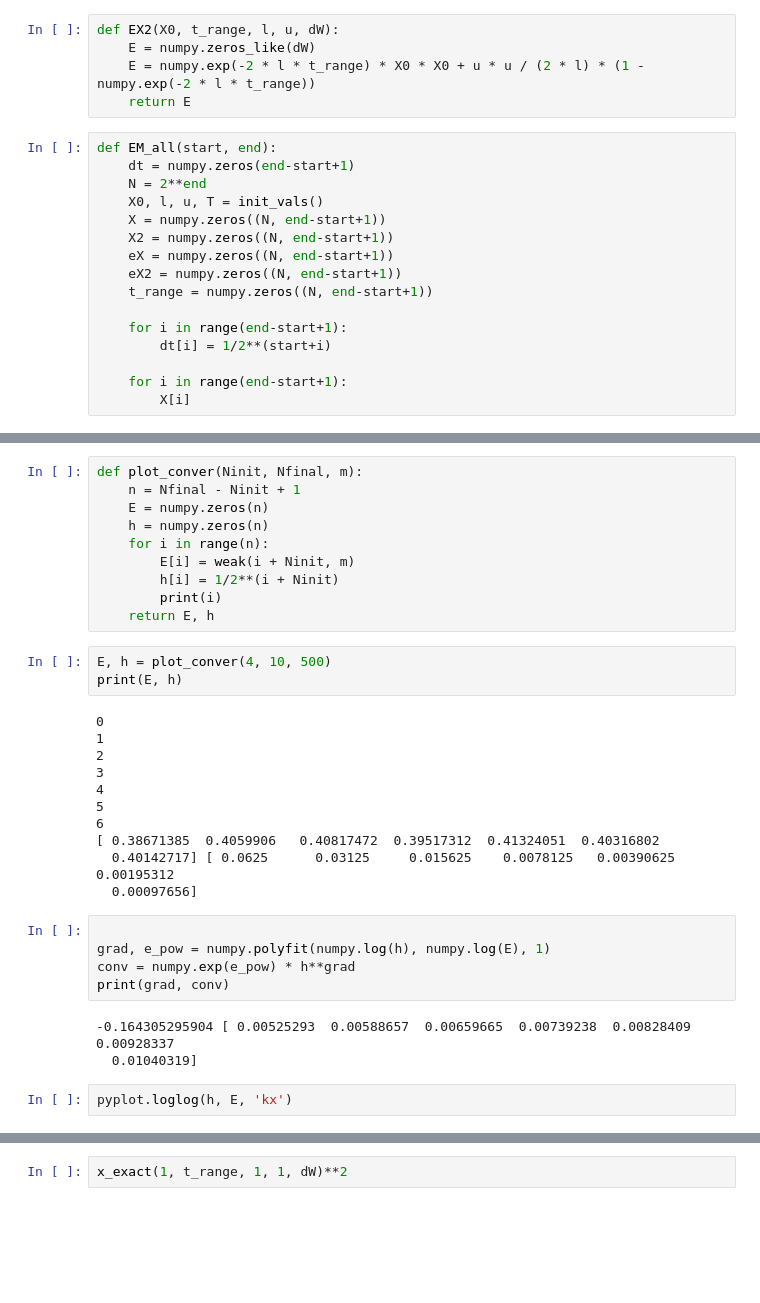
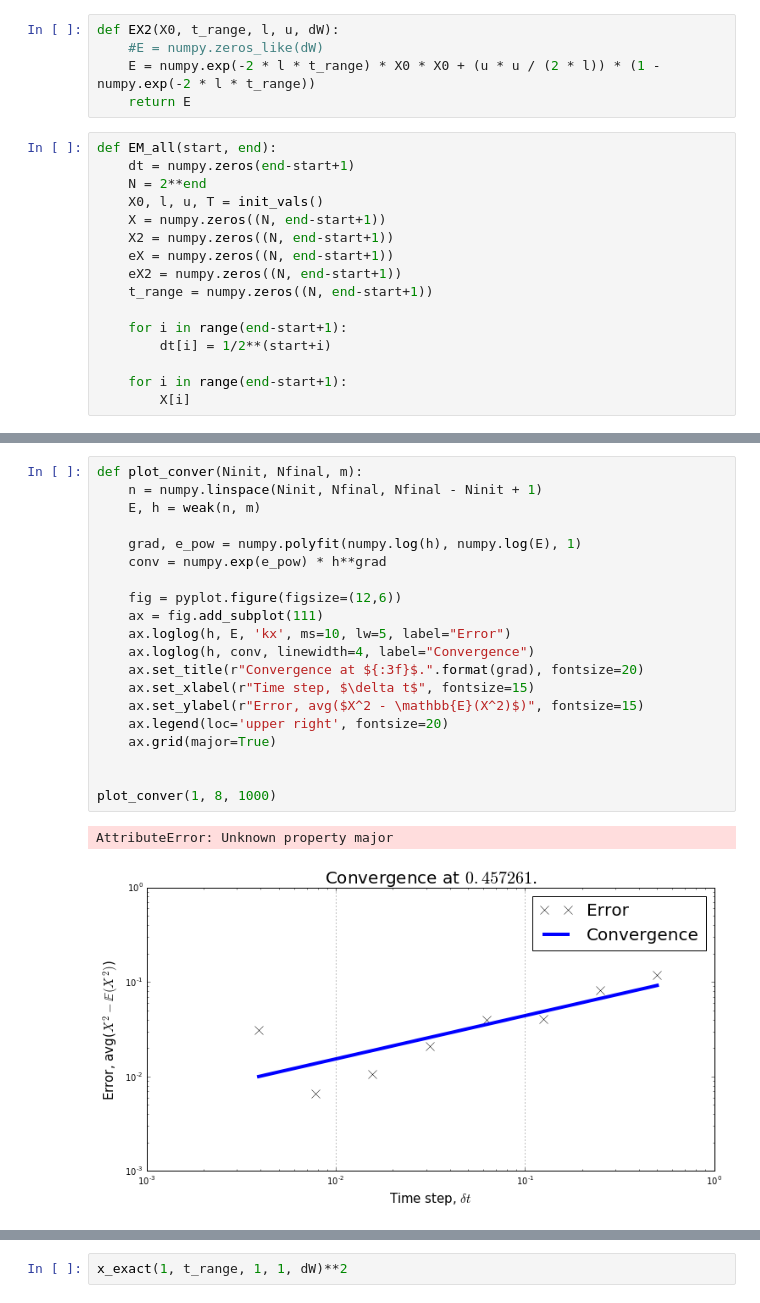
Before and after one commit to MarianDaogaru/FEEG6016-git, a Jupyter notebook: Coursework-03-SDE-SCF.ipynb, the cells around one changed output, grey strips where cells are left out. Cells and saved outputs as stored; diff of their text form; blank space fills up the shorter version.

```diff
--- a/Coursework-03-SDE-SCF.ipynb
+++ b/Coursework-03-SDE-SCF.ipynb
@@ -91,8 +89,8 @@ def EX(X0, t_range, l):
     return numpy.exp(-l * t_range) * X0
 # %%
 def EX2(X0, t_range, l, u, dW):
-    E = numpy.zeros_like(dW)
-    E = numpy.exp(-2 * l * t_range) * X0 * X0 + u * u / (2 * l) * (1 - numpy.exp(-2 * l * t_range))
+    #E = numpy.zeros_like(dW)
+    E = numpy.exp(-2 * l * t_range) * X0 * X0 + (u * u / (2 * l)) * (1 - numpy.exp(-2 * l * t_range))
     return E
 # %%
 def EM_all(start, end):
@@ -132,34 +139,23 @@ def weak(n, m):
-# %%
-def plot_conver(Ninit, Nfinal, m):
-    n = Nfinal - Ninit + 1
-    E = numpy.zeros(n)
-    h = numpy.zeros(n)
-    for i in range(n):
-        E[i] = weak(i + Ninit, m)
-        h[i] = 1/2**(i + Ninit)
-        print(i)
-    return E, h
-# %%
-E, h = plot_conver(4, 10, 500)
-print(E, h)
-# %% [output]
-0
-1
-2
-3
-4
-5
-6
-[ 0.38671385  0.4059906   0.40817472  0.39517312  0.41324051  0.40316802
-  0.40142717] [ 0.0625      0.03125     0.015625    0.0078125   0.00390625  0.00195312
-  0.00097656]
-# %%
-
-grad, e_pow = numpy.polyfit(numpy.log(h), numpy.log(E), 1)
-conv = numpy.exp(e_pow) * h**grad
-print(grad, conv)
-# %% [output]
--0.164305295904 [ 0.00525293  0.00588657  0.00659665  0.00739238  0.00828409  0.00928337
-  0.01040319]
-# %%
-pyplot.loglog(h, E, 'kx')
+# %%
+def plot_conver(Ninit, Nfinal, m):
+    n = numpy.linspace(Ninit, Nfinal, Nfinal - Ninit + 1)
+    E, h = weak(n, m)
+
+    grad, e_pow = numpy.polyfit(numpy.log(h), numpy.log(E), 1)
+    conv = numpy.exp(e_pow) * h**grad
+
+    fig = pyplot.figure(figsize=(12,6))
+    ax = fig.add_subplot(111)
+    ax.loglog(h, E, 'kx', ms=10, lw=5, label="Error")
+    ax.loglog(h, conv, linewidth=4, label="Convergence")
+    ax.set_title(r"Convergence at ${:3f}$.".format(grad), fontsize=20)
+    ax.set_xlabel(r"Time step, $\delta t$", fontsize=15)
+    ax.set_ylabel(r"Error, avg($X^2 - \mathbb{E}(X^2)$)", fontsize=15)
+    ax.legend(loc='upper right', fontsize=20)
+    ax.grid(major=True)
+
+
+plot_conver(1, 8, 1000)
+# %% [output]
+AttributeError: Unknown property major
+[figure, added]
```
Also changed, not shown: parts of 6 cells of this notebook.
